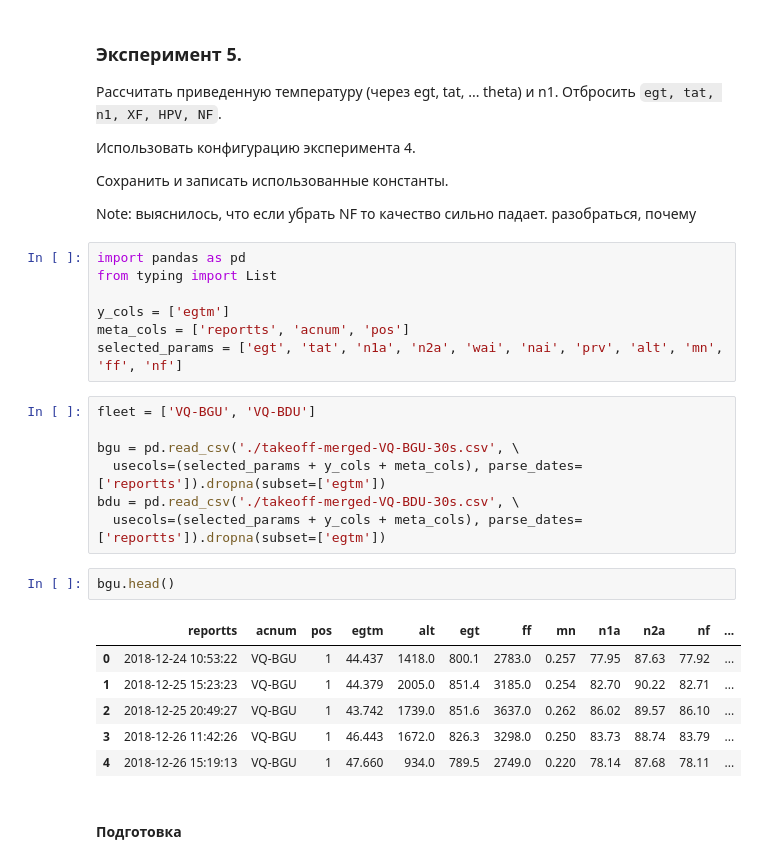
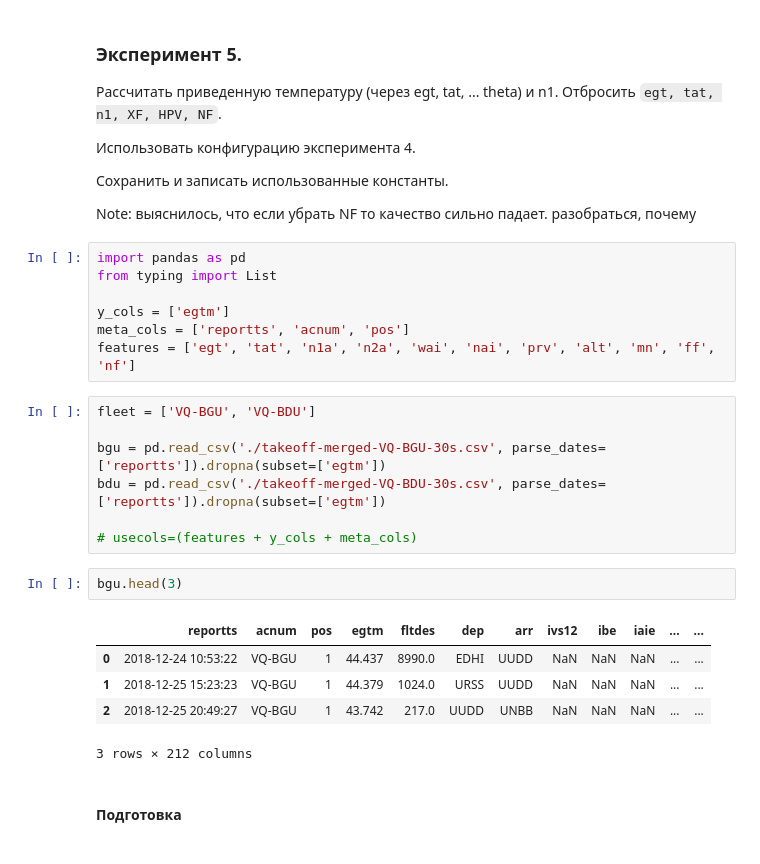
Before and after one commit to skeptlk/ecm, a Jupyter notebook: ex5_corrections.ipynb, the cells around one changed output. Drawn from its saved outputs; the diff is of its cells as text.

```diff
--- a/ex5_corrections.ipynb
+++ b/ex5_corrections.ipynb
@@ -14,23 +14,22 @@ from typing import List
 
 y_cols = ['egtm']
 meta_cols = ['reportts', 'acnum', 'pos']
-selected_params = ['egt', 'tat', 'n1a', 'n2a', 'wai', 'nai', 'prv', 'alt', 'mn', 'ff', 'nf']
+features = ['egt', 'tat', 'n1a', 'n2a', 'wai', 'nai', 'prv', 'alt', 'mn', 'ff', 'nf']
 # %%
 fleet = ['VQ-BGU', 'VQ-BDU']
 
-bgu = pd.read_csv('./takeoff-merged-VQ-BGU-30s.csv', \
-  usecols=(selected_params + y_cols + meta_cols), parse_dates=['reportts']).dropna(subset=['egtm'])
-bdu = pd.read_csv('./takeoff-merged-VQ-BDU-30s.csv', \
-  usecols=(selected_params + y_cols + meta_cols), parse_dates=['reportts']).dropna(subset=['egtm'])
+bgu = pd.read_csv('./takeoff-merged-VQ-BGU-30s.csv', parse_dates=['reportts']).dropna(subset=['egtm'])
+bdu = pd.read_csv('./takeoff-merged-VQ-BDU-30s.csv', parse_dates=['reportts']).dropna(subset=['egtm'])
+
+# usecols=(features + y_cols + meta_cols)
 # %%
-bgu.head()
+bgu.head(3)
 # %% [output]
-|  | reportts | acnum | pos | egtm | alt | egt | ff | mn | n1a | n2a | nf | ... |
-| 0 | 2018-12-24 10:53:22 | VQ-BGU | 1 | 44.437 | 1418.0 | 800.1 | 2783.0 | 0.257 | 77.95 | 87.63 | 77.92 | ... |
-| 1 | 2018-12-25 15:23:23 | VQ-BGU | 1 | 44.379 | 2005.0 | 851.4 | 3185.0 | 0.254 | 82.70 | 90.22 | 82.71 | ... |
-| 2 | 2018-12-25 20:49:27 | VQ-BGU | 1 | 43.742 | 1739.0 | 851.6 | 3637.0 | 0.262 | 86.02 | 89.57 | 86.10 | ... |
-| 3 | 2018-12-26 11:42:26 | VQ-BGU | 1 | 46.443 | 1672.0 | 826.3 | 3298.0 | 0.250 | 83.73 | 88.74 | 83.79 | ... |
-| 4 | 2018-12-26 15:19:13 | VQ-BGU | 1 | 47.660 | 934.0 | 789.5 | 2749.0 | 0.220 | 78.14 | 87.68 | 78.11 | ... |
+|  | reportts | acnum | pos | egtm | fltdes | dep | arr | ivs12 | ibe | iaie | ... | ... |
+| 0 | 2018-12-24 10:53:22 | VQ-BGU | 1 | 44.437 | 8990.0 | EDHI | UUDD | NaN | NaN | NaN | ... | ... |
+| 1 | 2018-12-25 15:23:23 | VQ-BGU | 1 | 44.379 | 1024.0 | URSS | UUDD | NaN | NaN | NaN | ... | ... |
+| 2 | 2018-12-25 20:49:27 | VQ-BGU | 1 | 43.742 | 217.0 | UUDD | UNBB | NaN | NaN | NaN | ... | ... |
+3 rows × 212 columns
 # %% [markdown]
 #### Подготовка
 # %%
```
Also changed, not shown: parts of 7 cells of this notebook, 1 other file.
